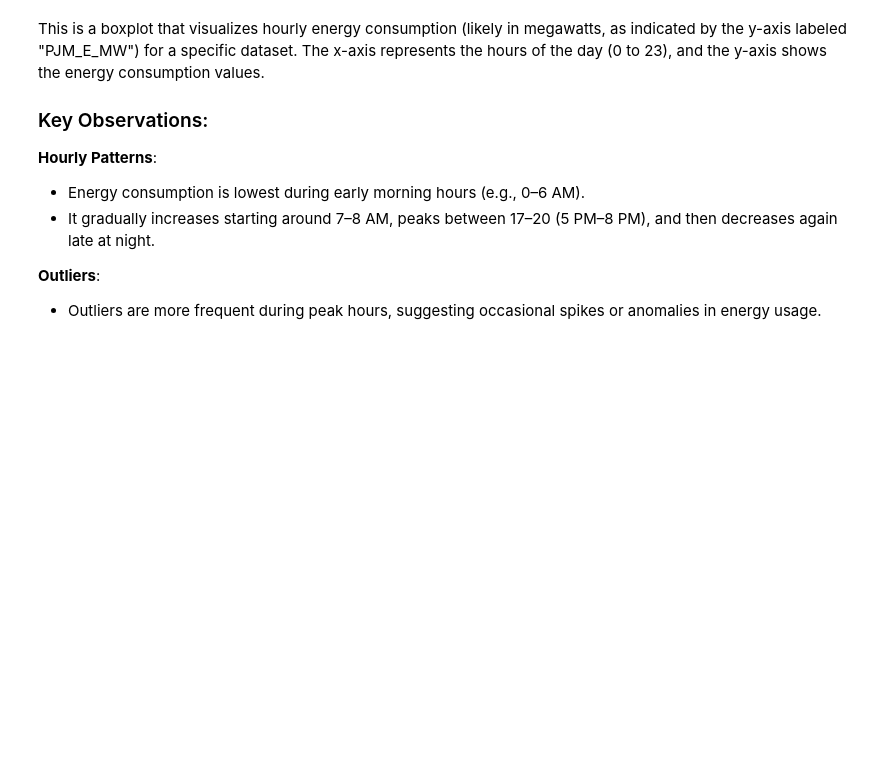
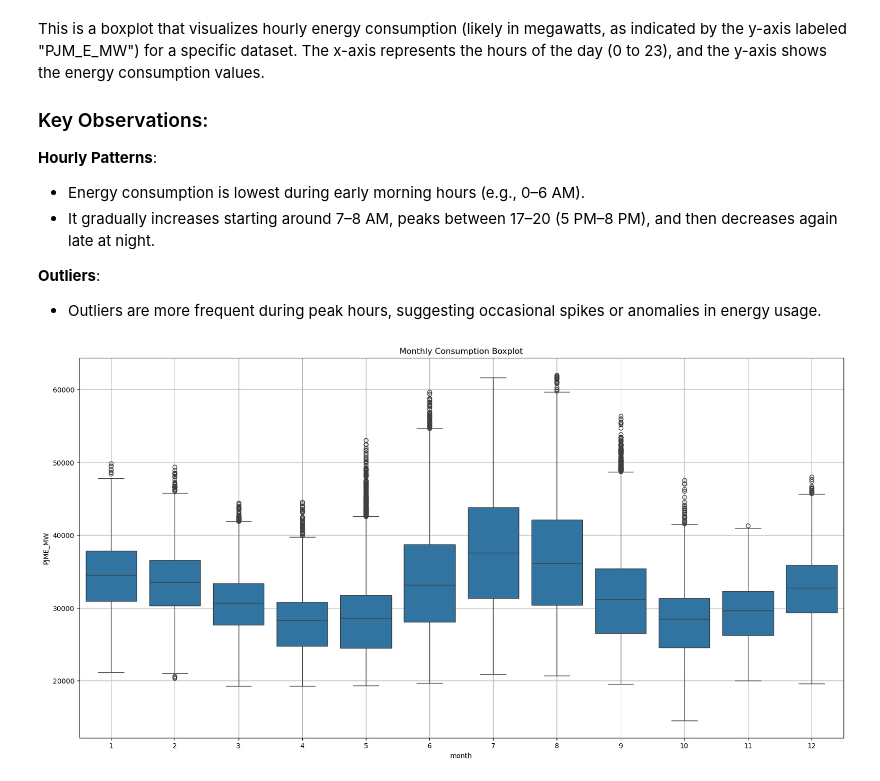
Before and after one commit to nobleyam/Time-Series-Forecasting-with-XGBoost, a Jupyter notebook: Time Series Forecasting with XGBoost.ipynb, the cells around one changed output. Cells and saved outputs as stored; diff of their text form; code cells hidden in the pictures; blank space fills up the shorter version.

```diff
--- a/Time Series Forecasting with XGBoost.ipynb
+++ b/Time Series Forecasting with XGBoost.ipynb
@@ -97,7 +97,7 @@ def create_features(df):
     df['dayofyear'] = df.index.dayofyear
     df['dayofmonth'] = df.index.day
     df['weekofyear'] = df.index.isocalendar().week
-    df['is_weekend'] = df['dayofweek'].isin([5, 6]) * 1
+    df['is_weekend'] = df['dayofweek'].isin([5, 6]) * 1.2
     return df
 df = create_features(df)
 # %%
@@ -136,3 +136,11 @@ This is a boxplot that visualizes hourly energy consumption (likely in megawatts
 
 **Outliers**:
    - Outliers are more frequent during peak hours, suggesting occasional spikes or anomalies in energy usage.
+# %%
+fig, ax = plt.subplots(figsize=(20,10))
+sns.boxplot(data=df, x='month', y='PJME_MW')
+ax.set_title('Monthly Consumption Boxplot')
+plt.grid(True)
+plt.show()
+# %% [output]
+[figure, added]
```
Also changed, not shown: parts of 4 cells of this notebook, 1 other file.
